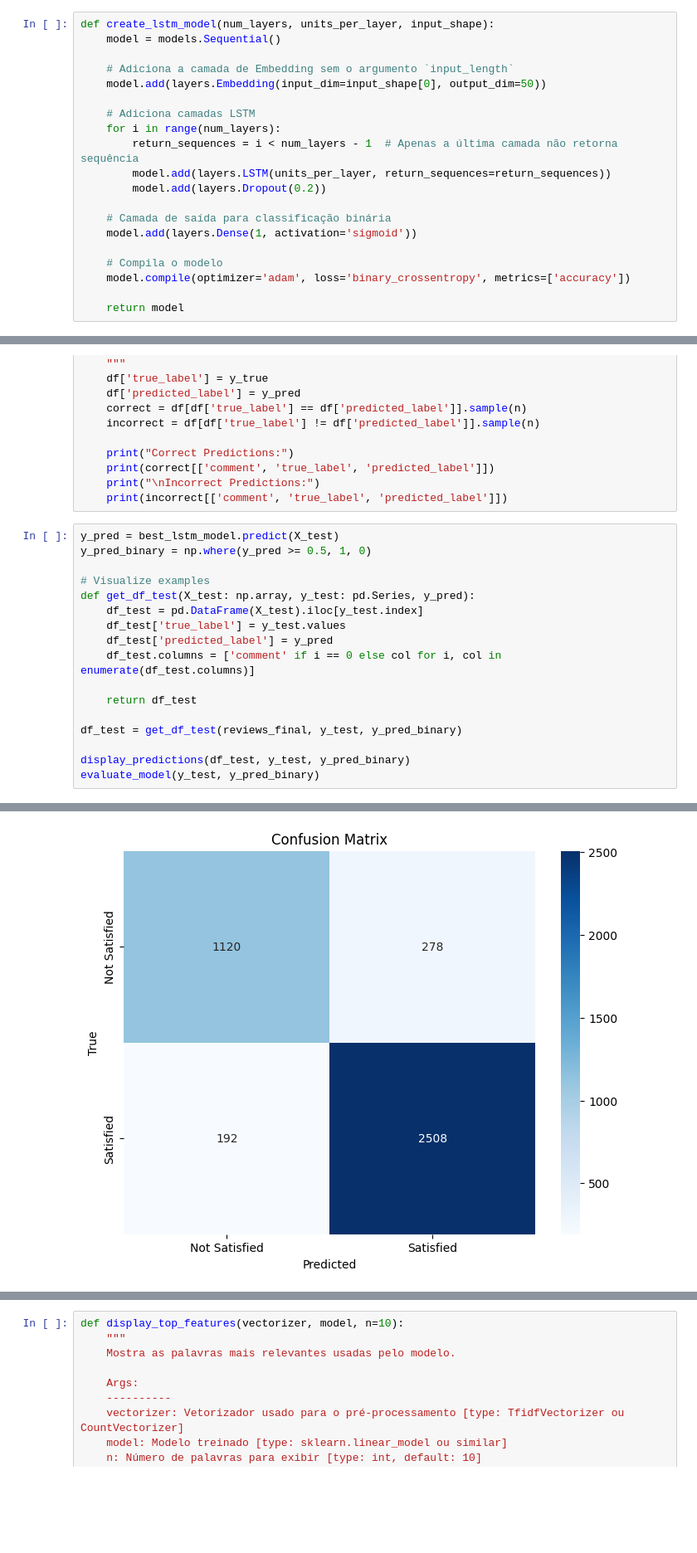
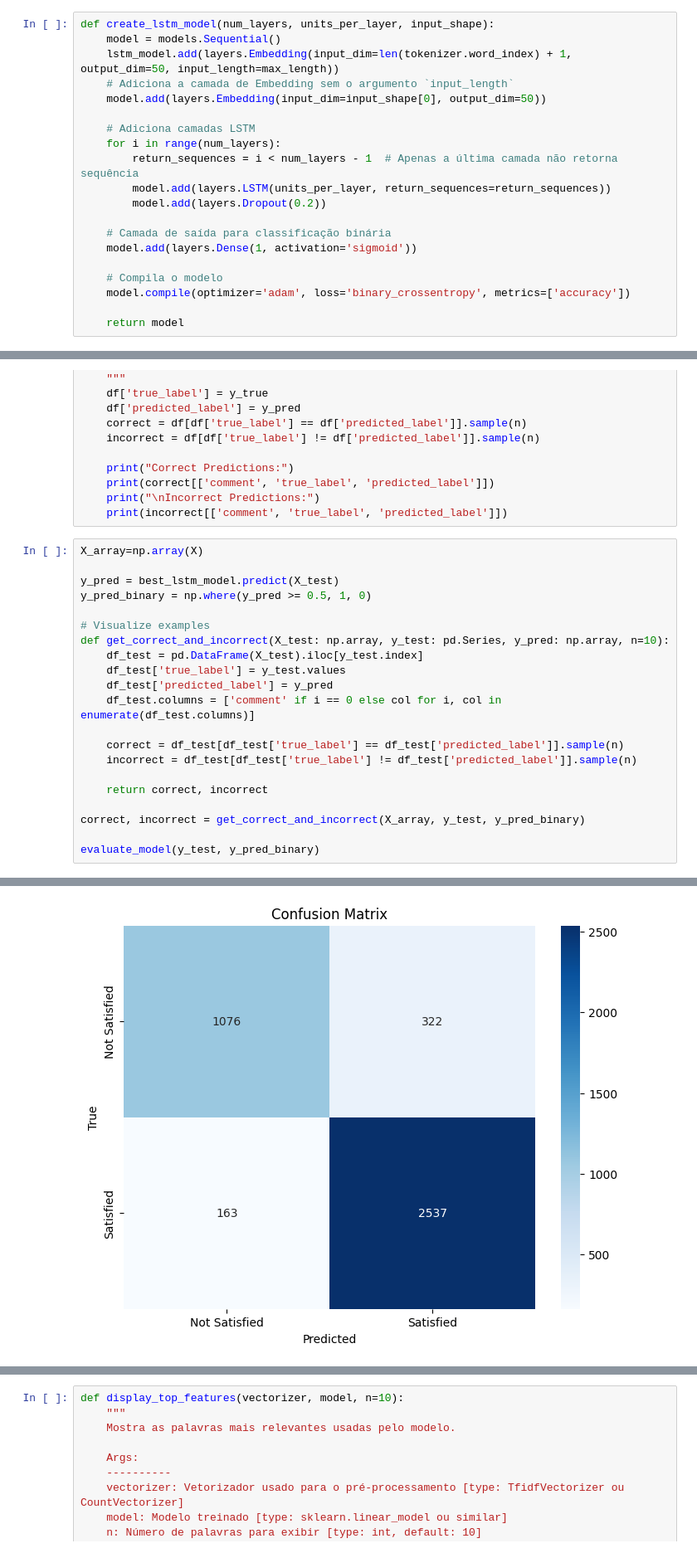
Before and after one commit to IvonLuiz/brazilian-e-commerce-nlp-deep-learning, a Jupyter notebook: e-commerce_nlp.ipynb, the cells around one changed output, grey strips where cells are left out. Shown: that part at 83% size. Cells and saved outputs as stored; diff of their text form; blank space fills up the shorter version.

```diff
--- a/e-commerce_nlp.ipynb
+++ b/e-commerce_nlp.ipynb
@@ -791,7 +732,7 @@ param_grid = {
 # %%
 def create_lstm_model(num_layers, units_per_layer, input_shape):
     model = models.Sequential()
-
+    lstm_model.add(layers.Embedding(input_dim=len(tokenizer.word_index) + 1, output_dim=50, input_length=max_length))
     # Adiciona a camada de Embedding sem o argumento `input_length`
     model.add(layers.Embedding(input_dim=input_shape[0], output_dim=50))
 
@@ -1012,20 +951,24 @@ def display_predictions(df, y_true, y_pred, n=5):
     print("\nIncorrect Predictions:")
     print(incorrect[['comment', 'true_label', 'predicted_label']])
 # %%
+X_array=np.array(X)
+
 y_pred = best_lstm_model.predict(X_test)
 y_pred_binary = np.where(y_pred >= 0.5, 1, 0)
 
 # Visualize examples
-def get_df_test(X_test: np.array, y_test: pd.Series, y_pred):
+def get_correct_and_incorrect(X_test: np.array, y_test: pd.Series, y_pred: np.array, n=10):
     df_test = pd.DataFrame(X_test).iloc[y_test.index]
     df_test['true_label'] = y_test.values
     df_test['predicted_label'] = y_pred
     df_test.columns = ['comment' if i == 0 else col for i, col in enumerate(df_test.columns)]
 
-    return df_test
+    correct = df_test[df_test['true_label'] == df_test['predicted_label']].sample(n)
+    incorrect = df_test[df_test['true_label'] != df_test['predicted_label']].sample(n)
 
-df_test = get_df_test(reviews_final, y_test, y_pred_binary)
+    return correct, incorrect
 
-display_predictions(df_test, y_test, y_pred_binary)
+correct, incorrect = get_correct_and_incorrect(X_array, y_test, y_pred_binary)
+
 evaluate_model(y_test, y_pred_binary)
 # %% [output]
@@ -1049 +987 @@ Accuracy: 0.89
-[figure, old version]
+[figure, new version]
```
Also changed, not shown: parts of 46 cells of this notebook.
